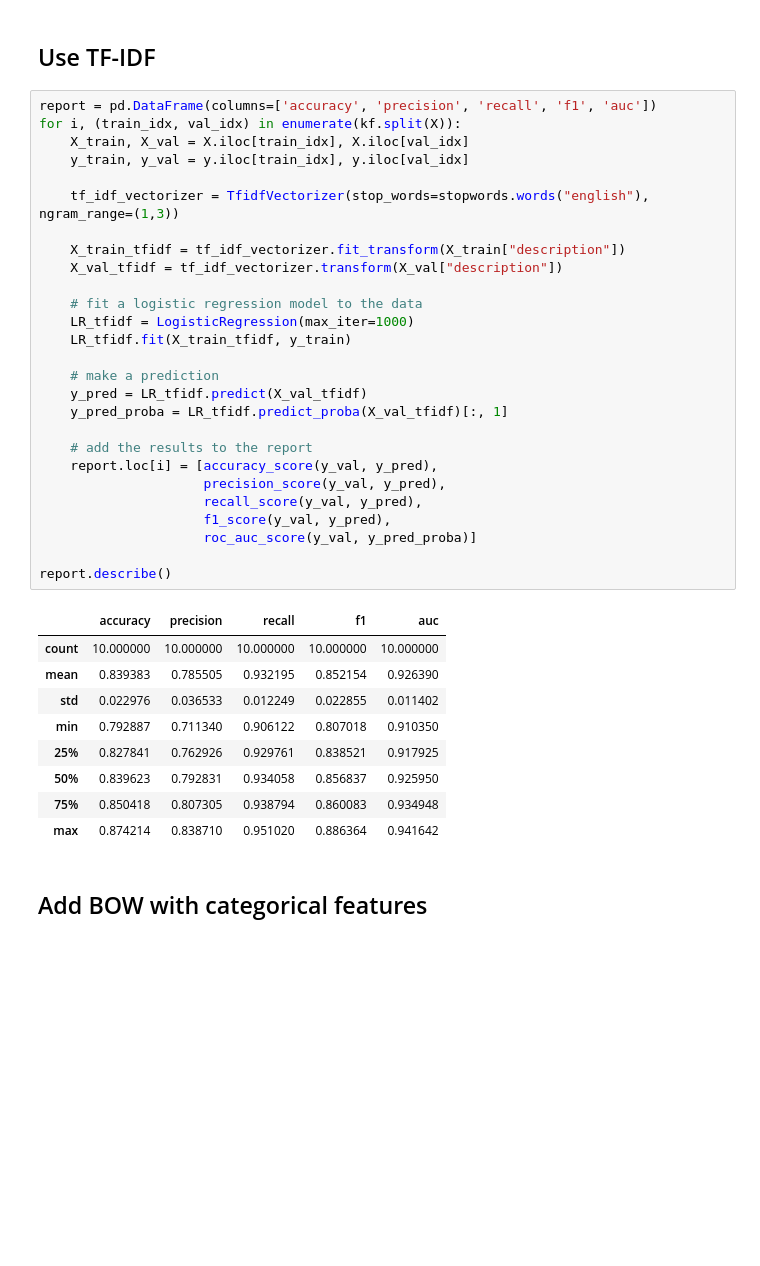
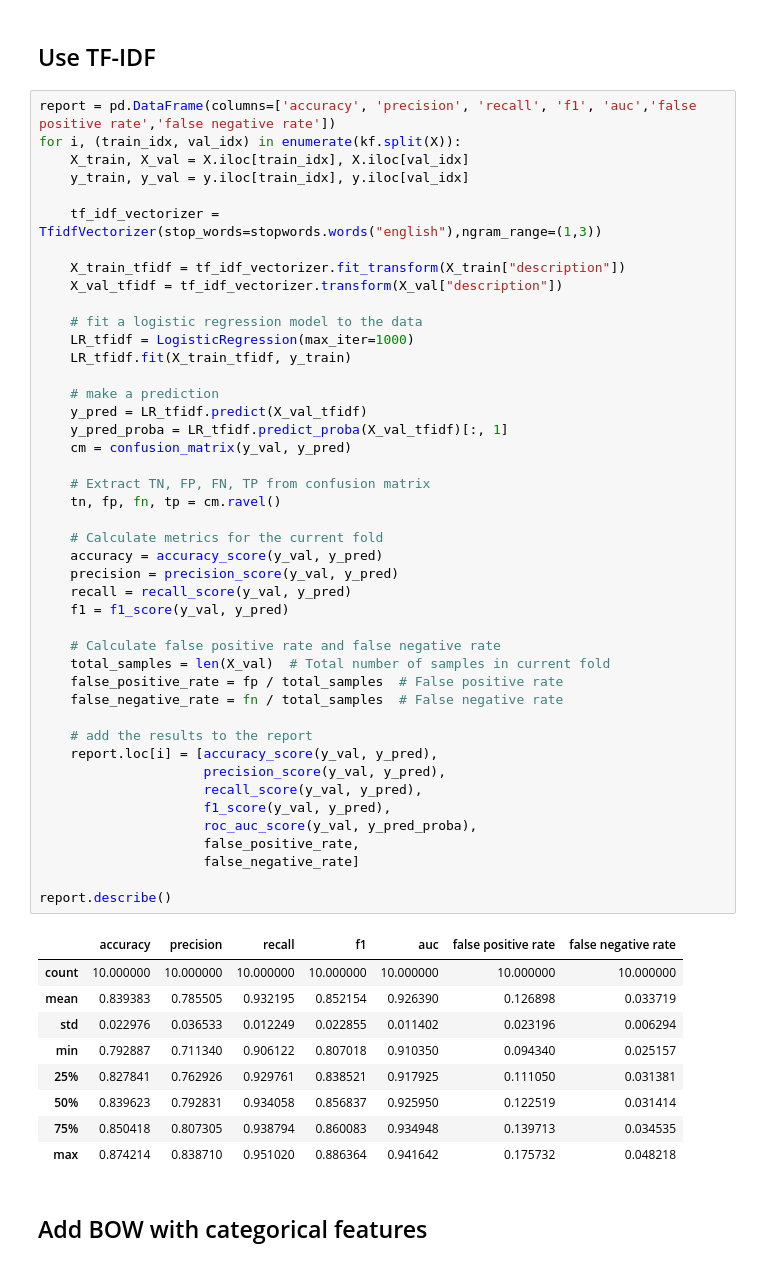
Before and after one commit to ben-dom393/DSA4263_Dating_Fraud, a Jupyter notebook: notebooks/profiles_logistic_regression.ipynb, the cells around one changed output. Drawn from its saved outputs; the diff is of its cells as text; blank space fills up the shorter version.

```diff
--- a/notebooks/profiles_logistic_regression.ipynb
+++ b/notebooks/profiles_logistic_regression.ipynb
@@ -346,42 +347,59 @@ outliers
 # %% [markdown]
 ## Use TF-IDF
 # %%
-report = pd.DataFrame(columns=['accuracy', 'precision', 'recall', 'f1', 'auc'])
+report = pd.DataFrame(columns=['accuracy', 'precision', 'recall', 'f1', 'auc','false positive rate','false negative rate'])
 for i, (train_idx, val_idx) in enumerate(kf.split(X)):
     X_train, X_val = X.iloc[train_idx], X.iloc[val_idx]
     y_train, y_val = y.iloc[train_idx], y.iloc[val_idx]
 
-    tf_idf_vectorizer = TfidfVectorizer(stop_words=stopwords.words("english"), ngram_range=(1,3))
+    tf_idf_vectorizer = TfidfVectorizer(stop_words=stopwords.words("english"),ngram_range=(1,3))
 
     X_train_tfidf = tf_idf_vectorizer.fit_transform(X_train["description"])
     X_val_tfidf = tf_idf_vectorizer.transform(X_val["description"])
 
     # fit a logistic regression model to the data
     LR_tfidf = LogisticRegression(max_iter=1000)
     LR_tfidf.fit(X_train_tfidf, y_train)
 
     # make a prediction
     y_pred = LR_tfidf.predict(X_val_tfidf)
     y_pred_proba = LR_tfidf.predict_proba(X_val_tfidf)[:, 1]
+    cm = confusion_matrix(y_val, y_pred)
+
+    # Extract TN, FP, FN, TP from confusion matrix
+    tn, fp, fn, tp = cm.ravel()
+
+    # Calculate metrics for the current fold
+    accuracy = accuracy_score(y_val, y_pred)
+    precision = precision_score(y_val, y_pred)
+    recall = recall_score(y_val, y_pred)
+    f1 = f1_score(y_val, y_pred)
+
+    # Calculate false positive rate and false negative rate
+    total_samples = len(X_val)  # Total number of samples in current fold
+    false_positive_rate = fp / total_samples  # False positive rate
+    false_negative_rate = fn / total_samples  # False negative rate
 
     # add the results to the report
     report.loc[i] = [accuracy_score(y_val, y_pred),
                      precision_score(y_val, y_pred),
                      recall_score(y_val, y_pred),
                      f1_score(y_val, y_pred),
-                     roc_auc_score(y_val, y_pred_proba)]
+                     roc_auc_score(y_val, y_pred_proba),
+                     false_positive_rate,
+                     false_negative_rate]
 
 report.describe()
 # %% [output]
-|  | accuracy | precision | recall | f1 | auc |
-| count | 10.000000 | 10.000000 | 10.000000 | 10.000000 | 10.000000 |
-| mean | 0.839383 | 0.785505 | 0.932195 | 0.852154 | 0.926390 |
-| std | 0.022976 | 0.036533 | 0.012249 | 0.022855 | 0.011402 |
-| min | 0.792887 | 0.711340 | 0.906122 | 0.807018 | 0.910350 |
-| 25% | 0.827841 | 0.762926 | 0.929761 | 0.838521 | 0.917925 |
-| 50% | 0.839623 | 0.792831 | 0.934058 | 0.856837 | 0.925950 |
-| 75% | 0.850418 | 0.807305 | 0.938794 | 0.860083 | 0.934948 |
-| max | 0.874214 | 0.838710 | 0.951020 | 0.886364 | 0.941642 |
+|  | accuracy | precision | recall | f1 | auc | false positive rate | false negative rate |
+| count | 10.000000 | 10.000000 | 10.000000 | 10.000000 | 10.000000 | 10.000000 | 10.000000 |
+| mean | 0.839383 | 0.785505 | 0.932195 | 0.852154 | 0.926390 | 0.126898 | 0.033719 |
+| std | 0.022976 | 0.036533 | 0.012249 | 0.022855 | 0.011402 | 0.023196 | 0.006294 |
+| min | 0.792887 | 0.711340 | 0.906122 | 0.807018 | 0.910350 | 0.094340 | 0.025157 |
+| 25% | 0.827841 | 0.762926 | 0.929761 | 0.838521 | 0.917925 | 0.111050 | 0.031381 |
+| 50% | 0.839623 | 0.792831 | 0.934058 | 0.856837 | 0.925950 | 0.122519 | 0.031414 |
+| 75% | 0.850418 | 0.807305 | 0.938794 | 0.860083 | 0.934948 | 0.139713 | 0.034535 |
+| max | 0.874214 | 0.838710 | 0.951020 | 0.886364 | 0.941642 | 0.175732 | 0.048218 |
 # %% [markdown]
 ## Add BOW with categorical features
 # %%
```
Also changed, not shown: parts of 9 cells of this notebook.
